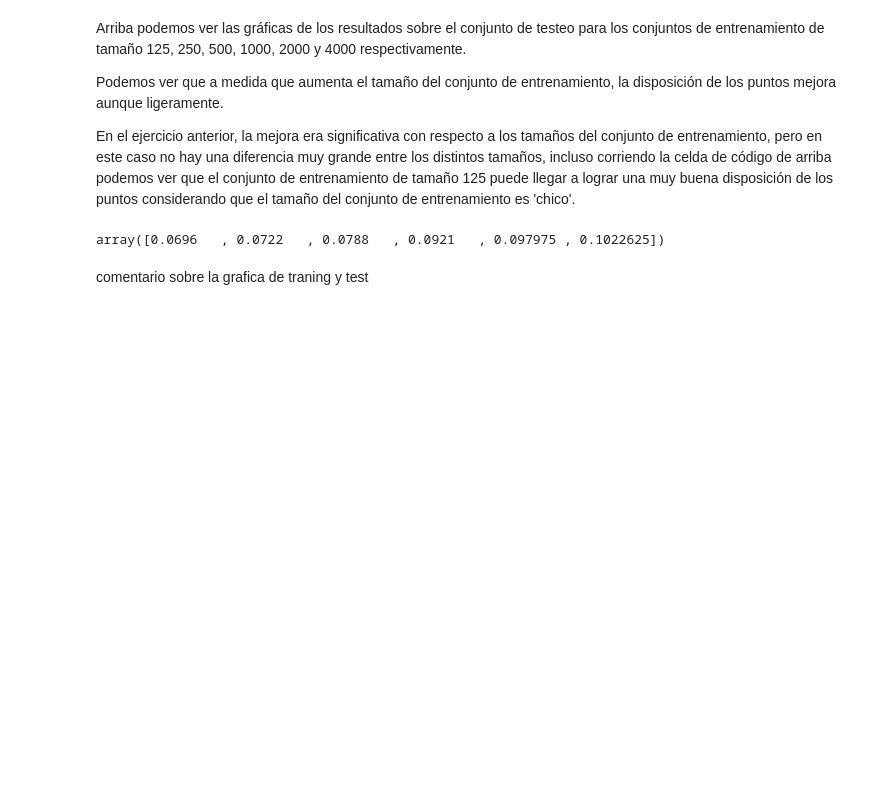
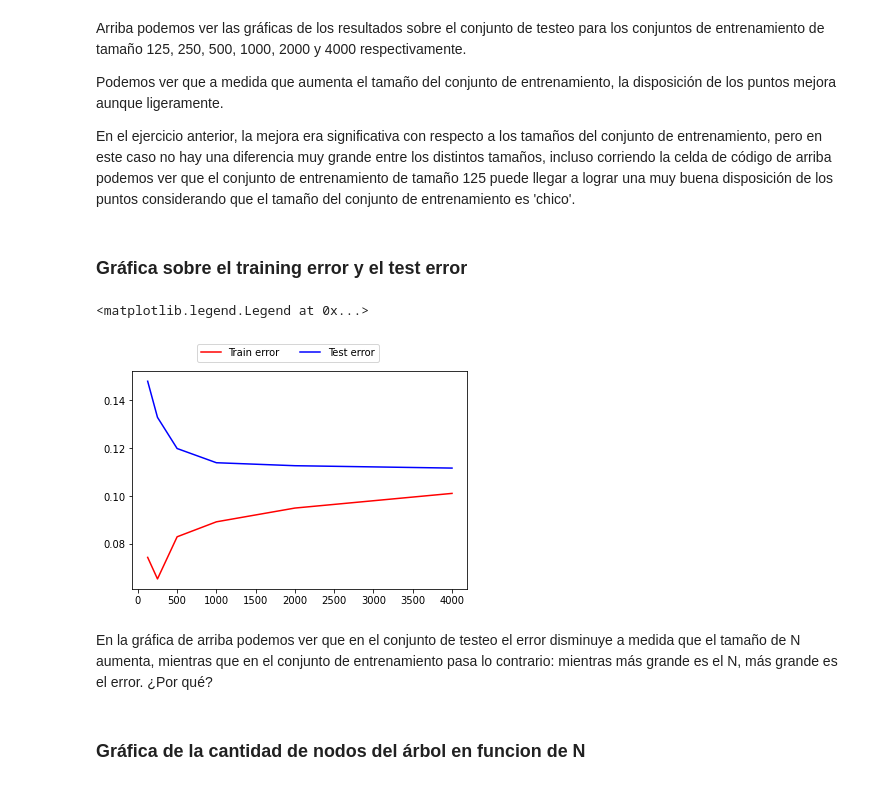
Before and after one commit to natimellino/IAA, a Jupyter notebook: TP1/ArbolesDecision.ipynb, the cells around one changed output. Drawn from its saved outputs; the diff is of its cells as text; code cells hidden in the pictures; blank space fills up the shorter version.

```diff
--- a/TP1/ArbolesDecision.ipynb
+++ b/TP1/ArbolesDecision.ipynb
@@ -264,27 +276,36 @@ Arriba podemos ver las gráficas de los resultados sobre el conjunto de testeo p
 Podemos ver que a medida que aumenta el tamaño del conjunto de entrenamiento, la disposición de los puntos mejora aunque ligeramente.
 
 En el ejercicio anterior, la mejora era significativa con respecto a los tamaños del conjunto de entrenamiento, pero en este caso no hay una diferencia muy grande entre los distintos tamaños, incluso corriendo la celda de código de arriba podemos ver que el conjunto de entrenamiento de tamaño 125 puede llegar a lograr una muy buena disposición de los puntos considerando que el tamaño del conjunto de entrenamiento es 'chico'.
+# %% [markdown]
+### Gráfica sobre el training error y el test error
 # %%
 # Gráfica de training error y test error
+import matplotlib.pyplot as plt
 
 df = pd.DataFrame({})
 df['N'] = nn
 df['Nodes'] = tree_sizes
 df['TrError'] = train_errors
 df['TeError'] = test_errors
 
 mean_train_error = df.groupby('N')['TrError'].mean().to_numpy()
 mean_test_error = df.groupby('N')['TeError'].mean().to_numpy()
 
 error_df = pd.DataFrame({})
 error_df['Nodes'] = n_values
 error_df['TrError'] = mean_train_error
 error_df['TeError'] = mean_test_error
-error_df.plot(x=0, y=1, kind='scatter', c='Class', colormap='jet')
+
+plt.plot(error_df['Nodes'], error_df['TrError'], 'r')
+plt.plot(error_df['Nodes'], error_df['TeError'], 'b')
+plt.legend(['Train error', 'Test error'], bbox_to_anchor=(0.75, 1.15), ncol=2)
 # %% [output]
-array([0.0696   , 0.0722   , 0.0788   , 0.0921   , 0.097975 , 0.1022625])
+<matplotlib.legend.Legend at 0x...>
+[figure, added]
-# %% [markdown]
-comentario sobre la grafica de traning y test
+# %% [markdown]
+En la gráfica de arriba podemos ver que en el conjunto de testeo el error disminuye a medida que el tamaño de N aumenta, mientras que en el conjunto de entrenamiento pasa lo contrario: mientras más grande es el N, más grande es el error. ¿Por qué?
+# %% [markdown]
+### Gráfica de la cantidad de nodos del árbol en funcion de N
 # %%
 # Gráfica de la cantidad de nodos del árbol en función de la longitud del conjunto de entrenamiento
 
```
Also changed, not shown: parts of 18 cells of this notebook.
